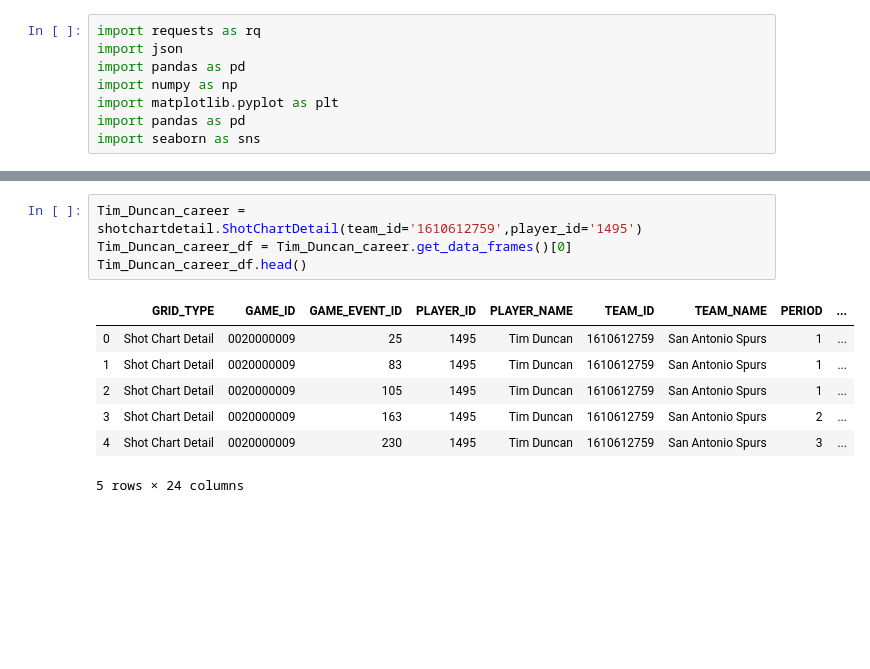
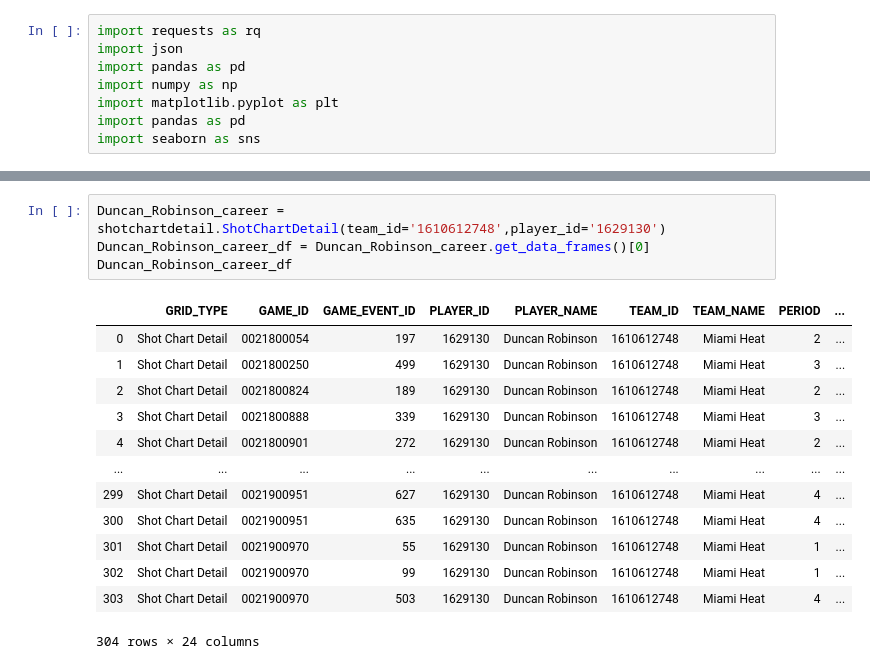
Before and after one commit to kaceyeggink/Project, a Jupyter notebook: Importing_NBA_API.ipynb, the cells around one changed output, grey strips where cells are left out. Cells and saved outputs as stored; diff of their text form; blank space fills up the shorter version.

```diff
--- a/Importing_NBA_API.ipynb
+++ b/Importing_NBA_API.ipynb
@@ -45,15 +82,21 @@ from nba_api.stats.endpoints import shotchartdetail
 # %%
-Tim_Duncan_career = shotchartdetail.ShotChartDetail(team_id='1610612759',player_id='1495')
-Tim_Duncan_career_df = Tim_Duncan_career.get_data_frames()[0]
-Tim_Duncan_career_df.head()
+Duncan_Robinson_career = shotchartdetail.ShotChartDetail(team_id='1610612748',player_id='1629130')
+Duncan_Robinson_career_df = Duncan_Robinson_career.get_data_frames()[0]
+Duncan_Robinson_career_df
 # %% [output]
 |  | GRID_TYPE | GAME_ID | GAME_EVENT_ID | PLAYER_ID | PLAYER_NAME | TEAM_ID | TEAM_NAME | PERIOD | ... |
-| 0 | Shot Chart Detail | 0020000009 | 25 | 1495 | Tim Duncan | 1610612759 | San Antonio Spurs | 1 | ... |
-| 1 | Shot Chart Detail | 0020000009 | 83 | 1495 | Tim Duncan | 1610612759 | San Antonio Spurs | 1 | ... |
-| 2 | Shot Chart Detail | 0020000009 | 105 | 1495 | Tim Duncan | 1610612759 | San Antonio Spurs | 1 | ... |
-| 3 | Shot Chart Detail | 0020000009 | 163 | 1495 | Tim Duncan | 1610612759 | San Antonio Spurs | 2 | ... |
-| 4 | Shot Chart Detail | 0020000009 | 230 | 1495 | Tim Duncan | 1610612759 | San Antonio Spurs | 3 | ... |
+| 0 | Shot Chart Detail | 0021800054 | 197 | 1629130 | Duncan Robinson | 1610612748 | Miami Heat | 2 | ... |
+| 1 | Shot Chart Detail | 0021800250 | 499 | 1629130 | Duncan Robinson | 1610612748 | Miami Heat | 3 | ... |
+| 2 | Shot Chart Detail | 0021800824 | 189 | 1629130 | Duncan Robinson | 1610612748 | Miami Heat | 2 | ... |
+| 3 | Shot Chart Detail | 0021800888 | 339 | 1629130 | Duncan Robinson | 1610612748 | Miami Heat | 3 | ... |
+| 4 | Shot Chart Detail | 0021800901 | 272 | 1629130 | Duncan Robinson | 1610612748 | Miami Heat | 2 | ... |
+| ... | ... | ... | ... | ... | ... | ... | ... | ... | ... |
+| 299 | Shot Chart Detail | 0021900951 | 627 | 1629130 | Duncan Robinson | 1610612748 | Miami Heat | 4 | ... |
+| 300 | Shot Chart Detail | 0021900951 | 635 | 1629130 | Duncan Robinson | 1610612748 | Miami Heat | 4 | ... |
+| 301 | Shot Chart Detail | 0021900970 | 55 | 1629130 | Duncan Robinson | 1610612748 | Miami Heat | 1 | ... |
+| 302 | Shot Chart Detail | 0021900970 | 99 | 1629130 | Duncan Robinson | 1610612748 | Miami Heat | 1 | ... |
+| 303 | Shot Chart Detail | 0021900970 | 503 | 1629130 | Duncan Robinson | 1610612748 | Miami Heat | 4 | ... |
-5 rows × 24 columns
+304 rows × 24 columns
 # %%
 from matplotlib.patches import Circle, Rectangle, Arc
 
```
Also changed, not shown: parts of 13 cells of this notebook.
